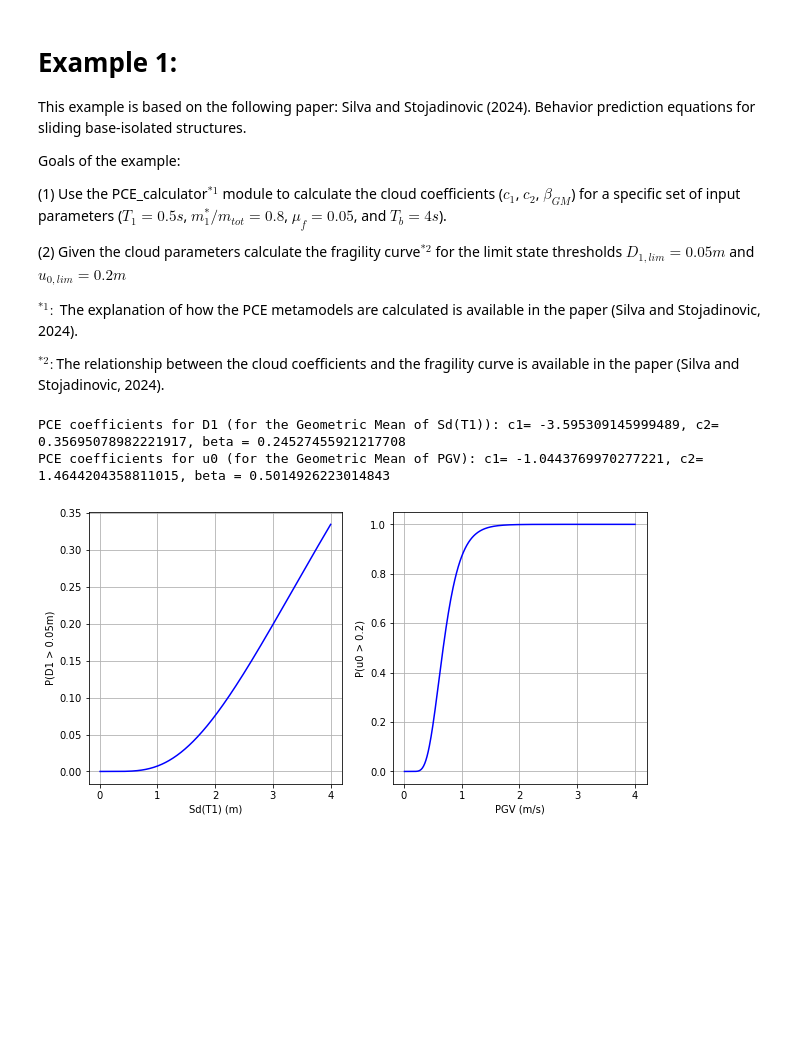
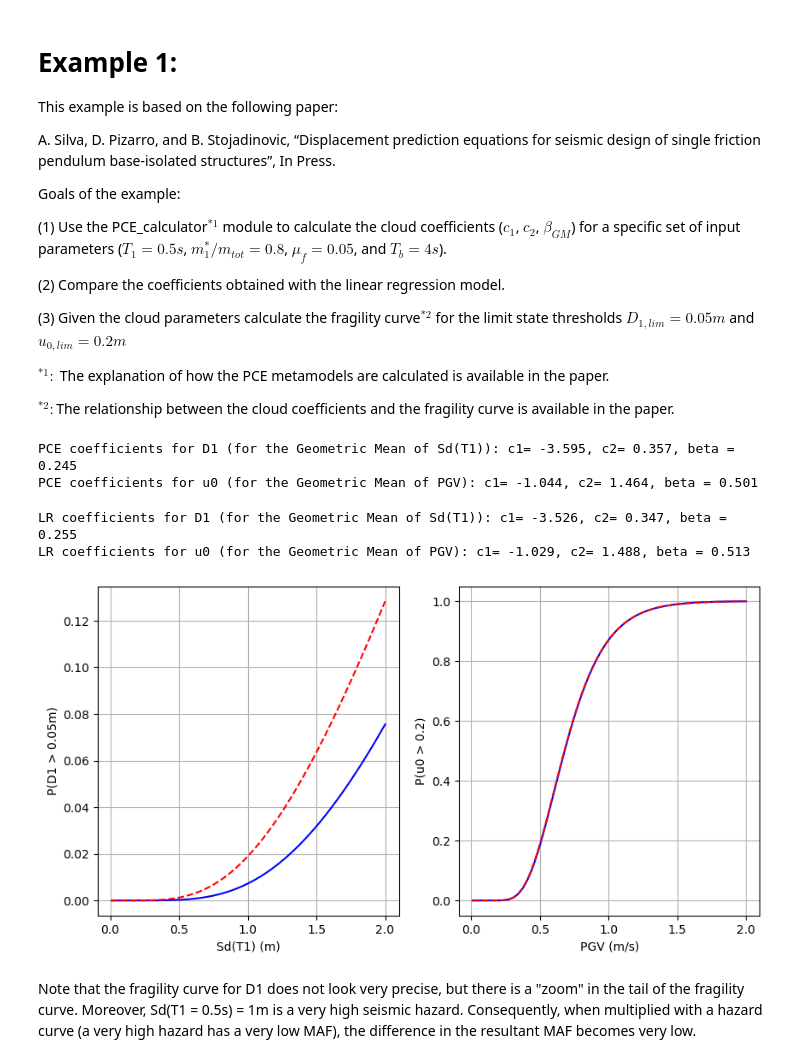
Before and after one commit to andreiahas/Sliding_Flexure_PCE, a Jupyter notebook: MAIN_EXAMPLE.ipynb, the cells around one changed output. Saved outputs shown, nothing was run; the diff lists cells and outputs as text; code cells hidden in the pictures; blank space fills up the shorter version.

```diff
--- a/MAIN_EXAMPLE.ipynb
+++ b/MAIN_EXAMPLE.ipynb
@@ -1,17 +1,22 @@
 # %% [markdown]
 # Example 1:
 
-This example is based on the following paper: Silva and Stojadinovic (2024). Behavior prediction equations for sliding base-isolated structures.
+This example is based on the following paper:
+
+A. Silva, D. Pizarro, and B. Stojadinovic, “Displacement prediction equations for seismic design of single
+friction pendulum base-isolated structures”, In Press.
 
 Goals of the example:
 
 (1) Use the PCE_calculator$^{*1}$ module to calculate the cloud coefficients ($c_1$, $c_2$, $\beta_{GM}$) for a specific set of input parameters ($T_1 = 0.5s$, $m_1^* / m_{tot} = 0.8$, $\mu_f = 0.05$, and $T_b = 4s$).
 
-(2) Given the cloud parameters calculate the fragility curve$^{*2}$ for the limit state thresholds $D_{1,lim} = 0.05m$ and $u_{0,lim} = 0.2m$
+(2) Compare the coefficients obtained with the linear regression model.
 
-$^{*1}:$ The explanation of how the PCE metamodels are calculated is available in the paper (Silva and Stojadinovic, 2024).
+(3) Given the cloud parameters calculate the fragility curve$^{*2}$ for the limit state thresholds $D_{1,lim} = 0.05m$ and $u_{0,lim} = 0.2m$
 
-$^{*2}:$The relationship between the cloud coefficients and the fragility curve is available in the paper (Silva and Stojadinovic, 2024).
+$^{*1}:$ The explanation of how the PCE metamodels are calculated is available in the paper.
+
+$^{*2}:$The relationship between the cloud coefficients and the fragility curve is available in the paper.
 # %%
 from PCE_calculator import InputChecker
 from PCE_calculator import DataLoader
@@ -37,11 +42,31 @@ IM = 'GM' # Intensity Measure: possible entries 'SC' for single component and 'G
 # Calculate PCE
 c1u0, c2u0, betau0 = PCECalculator.run_PCE(T1,muf,mratio,Tb,RQI,IM)
 
-print(f'PCE coefficients for D1 (for the Geometric Mean of Sd(T1)): c1= {c1D1}, c2= {c2D1}, beta = {betaD1} ')
-print(f'PCE coefficients for u0 (for the Geometric Mean of PGV): c1= {c1u0}, c2= {c2u0}, beta = {betau0} ')
+print(f'PCE coefficients for D1 (for the Geometric Mean of Sd(T1)): c1= {c1D1:.3f}, c2= {c2D1:.3f}, beta = {betaD1:.3f} ')
+print(f'PCE coefficients for u0 (for the Geometric Mean of PGV): c1= {c1u0:.3f}, c2= {c2u0:.3f}, beta = {betau0:.3f} ')
 # %% [output]
-PCE coefficients for D1 (for the Geometric Mean of Sd(T1)): c1= -3.595309145999489, c2= 0.35695078982221917, beta = 0.24527455921217708
-PCE coefficients for u0 (for the Geometric Mean of PGV): c1= -1.0443769970277221, c2= 1.4644204358811015, beta = 0.5014926223014843
+PCE coefficients for D1 (for the Geometric Mean of Sd(T1)): c1= -3.595, c2= 0.357, beta = 0.245
+PCE coefficients for u0 (for the Geometric Mean of PGV): c1= -1.044, c2= 1.464, beta = 0.501
+# %%
+import numpy as np
+LRD1GM = np.array([[-0.1453, 1.586, 0.4747, -0.4994, -0.7003, 0],
+                   [0.0784, 0.002268, 0.6157, 0.002314, 0.06066, 0.03760],
+                   [-0.008072, -0.01091, 0.008155, 0.05067, 0.009336, 0.03706]])
+LRu0GM = np.array([[-0.07942, -4.569, 1.199, -0.07217, 0.2391, 0.7472],
+                   [1.438, 0.1767, 0.3891, 0.2714, -0.06987, 0],
+                   [0.3892, 0.002644, 0.8942, 0.06850, 0.04740, 0.0702]])
+c1D1_LR = LRD1GM[0,0] + LRD1GM[0,1] * np.log(T1) + LRD1GM[0,2] * np.log(muf) + LRD1GM[0,3] * np.log(mratio) + LRD1GM[0,4] * np.log(Tb)
+c2D1_LR = LRD1GM[1,0] + LRD1GM[1,1] * (T1/Tb/muf)**2 + LRD1GM[1,2] /Tb + LRD1GM[1,3] / muf + LRD1GM[1,4] * T1 + LRD1GM[1,5] * mratio**2
+betaD1_LR = LRD1GM[2,0] + LRD1GM[2,1] /muf + LRD1GM[2,2] * Tb + LRD1GM[2,3] /muf/Tb + LRD1GM[2,4] * mratio/muf + LRD1GM[2,5] / mratio
+
+c1u0_LR = LRu0GM[0,0] + LRu0GM[0,1] * muf**0.5 + LRu0GM[0,2] * muf*T1 + LRu0GM[0,3] * T1 + LRu0GM[0,4] *Tb*muf + LRu0GM[0,5] * muf*mratio
+c2u0_LR = LRu0GM[1,0] + LRu0GM[1,1] * muf*mratio/T1 + LRu0GM[1,2]*muf/mratio + LRu0GM[1,3]/Tb + LRu0GM[1,4]*mratio
+betau0_LR = LRu0GM[2,0] + LRu0GM[2,1]/muf + LRu0GM[2,2]*muf*mratio + LRu0GM[2,3]* T1**2 + LRu0GM[2,4] * muf*mratio/T1 + LRu0GM[2,5]*muf*Tb
+print(f'LR coefficients for D1 (for the Geometric Mean of Sd(T1)): c1= {c1D1_LR:.3f}, c2= {c2D1_LR:.3f}, beta = {betaD1_LR:.3f} ')
+print(f'LR coefficients for u0 (for the Geometric Mean of PGV): c1= {c1u0_LR:.3f}, c2= {c2u0_LR:.3f}, beta = {betau0_LR:.3f} ')
+# %% [output]
+LR coefficients for D1 (for the Geometric Mean of Sd(T1)): c1= -3.526, c2= 0.347, beta = 0.255
+LR coefficients for u0 (for the Geometric Mean of PGV): c1= -1.029, c2= 1.488, beta = 0.513
 # %%
 import numpy as np
 from scipy.stats import norm
@@ -61,32 +86,40 @@ def frag_from_coefs(limit, IMs, c1, c2, beta):
     """
     # Calculate the argument of the CDF
     argument = (np.log(limit) - (c1 + c2 * np.log(IMs))) / beta
 
     # Calculate the CDF using scipy.stats.norm.cdf
     fragility = 1 - norm.cdf(argument, 0, 1)
 
     return fragility
 
 # Threshold limit for fragility function:
 frag_limD1 = 0.05 # in meters
 frag_limu0 = 0.2 # in meters
 
 # Vector of IMs for the fragility function:
-IMs = np.linspace(0.01, 4, num=400)
+IMs = np.linspace(0.01, 2, num=400)
 # Calculate fragility
 fragilityD1 = frag_from_coefs(frag_limD1, IMs, c1D1, c2D1, betaD1)
 fragilityu0 = frag_from_coefs(frag_limu0, IMs, c1u0, c2u0, betau0)
 
+# Fragility with LR coefficients - less precise
+fragilityD1_LR = frag_from_coefs(frag_limD1, IMs, c1D1_LR, c2D1_LR, betaD1_LR)
+fragilityu0_LR = frag_from_coefs(frag_limu0, IMs, c1u0_LR, c2u0_LR, betau0_LR)
+
 import matplotlib.pyplot as plt
 fig, SubFig = plt.subplots(nrows=1, ncols=2, figsize=(10, 5))
 SubFig[0].plot(IMs, fragilityD1, color='b', linestyle='-')
+SubFig[0].plot(IMs, fragilityD1_LR, color='r', linestyle='--')
 SubFig[0].set_xlabel('Sd(T1) (m)')
 SubFig[0].set_ylabel('P(D1 > 0.05m)')
 SubFig[0].grid(True)
 
 SubFig[1].plot(IMs, fragilityu0, color='b', linestyle='-')
+SubFig[1].plot(IMs, fragilityu0_LR, color='r', linestyle='--')
 SubFig[1].set_xlabel('PGV (m/s)')
 SubFig[1].set_ylabel('P(u0 > 0.2)')
 SubFig[1].grid(True)
 # %% [output]
-[figure, old version]
+[figure, new version]
+# %% [markdown]
+Note that the fragility curve for D1 does not look very precise, but there is a "zoom" in the tail of the fragility curve. Moreover, Sd(T1 = 0.5s) = 1m is a very high seismic hazard. Consequently, when multiplied with a hazard curve (a very high hazard has a very low MAF), the difference in the resultant MAF becomes very low.
```
Also changed, not shown: 1 other file.
